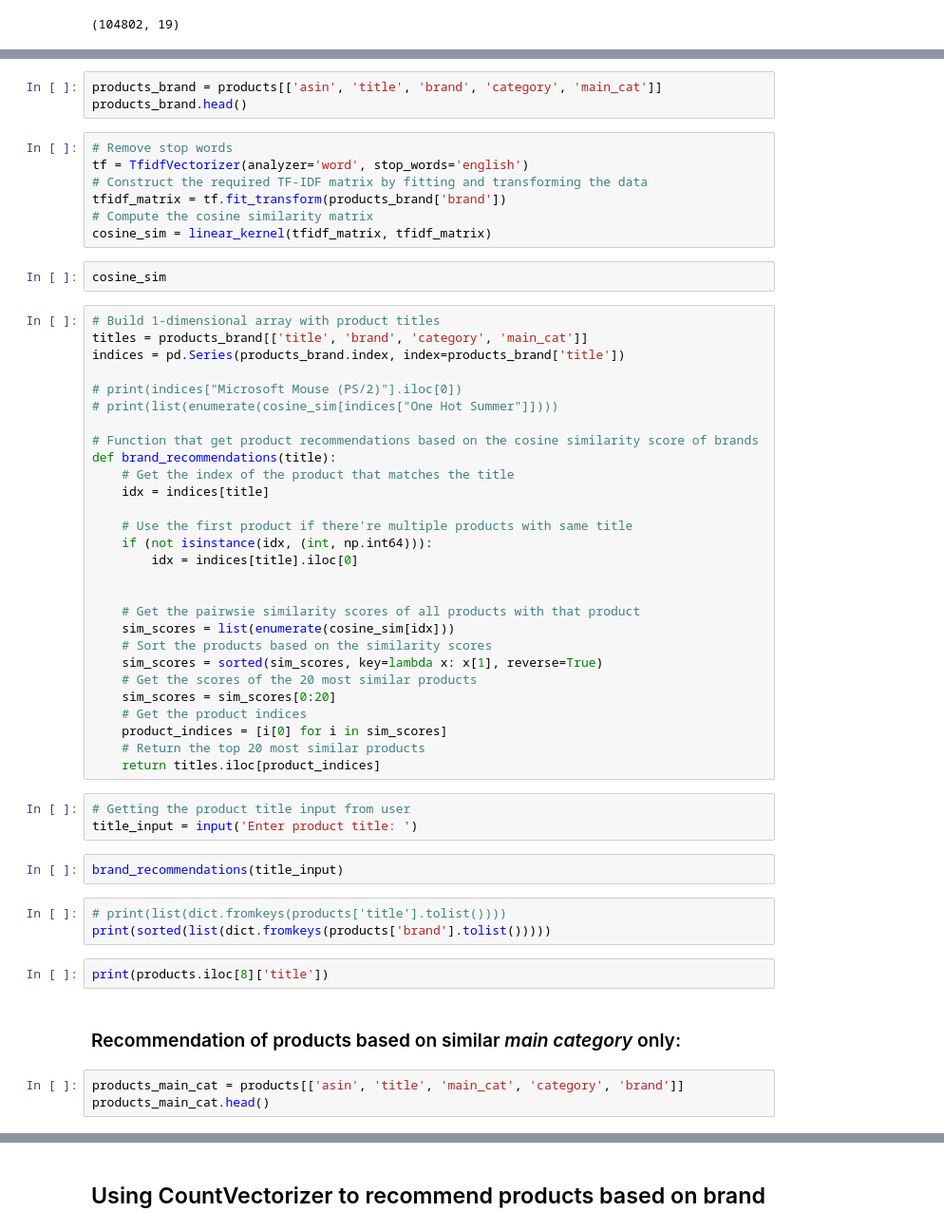
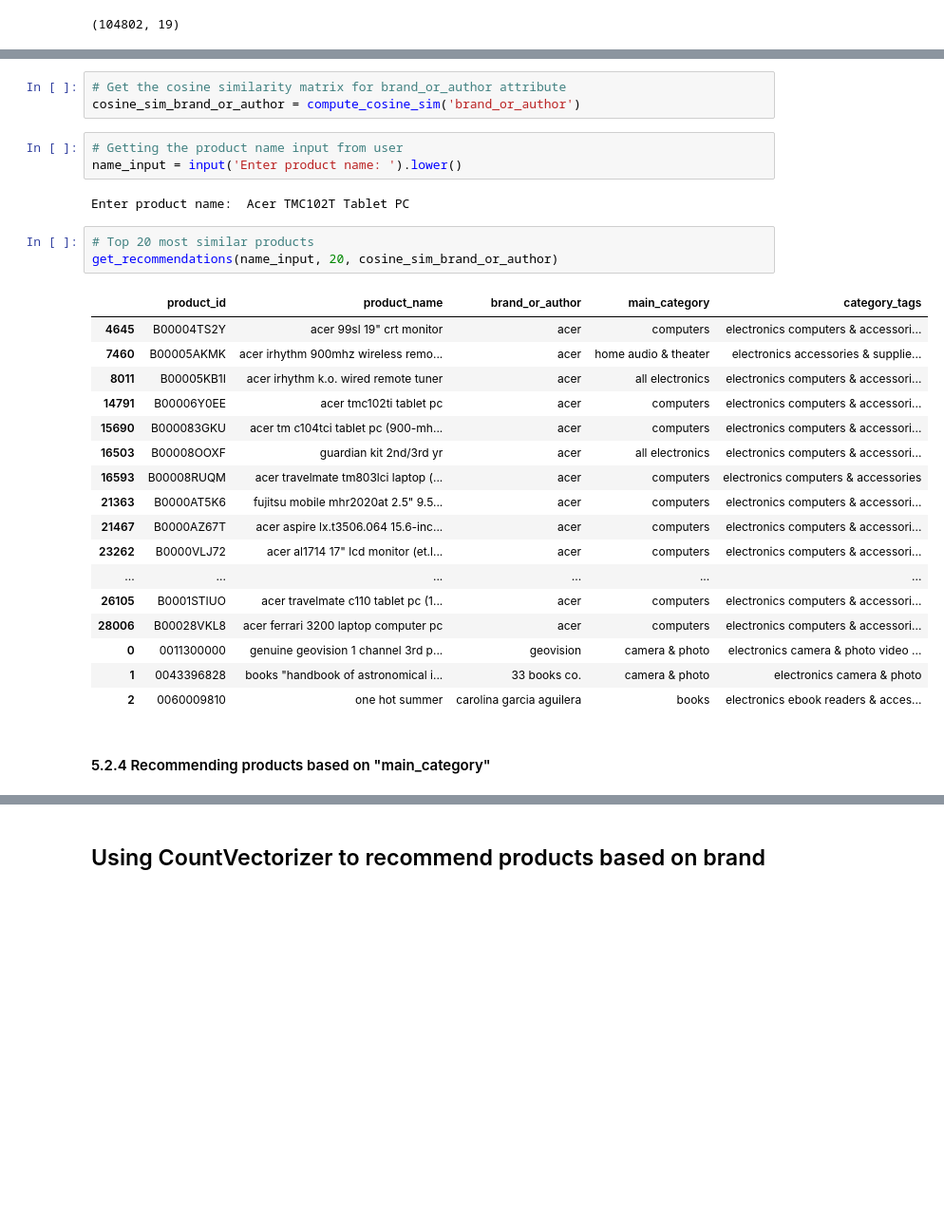
Before and after one commit to boonsuen/product-recommender-system, a Jupyter notebook: Oh Boon Suen/Content-Based Filtering Recommender System - Oh Boon Suen.ipynb, the cells around one changed output, grey strips where cells are left out. Shown: that part at 95% size. Cells and saved outputs as stored; diff of their text form; blank space fills up the shorter version.

```diff
--- a/Oh Boon Suen/Content-Based Filtering Recommender System - Oh Boon Suen.ipynb
+++ b/Oh Boon Suen/Content-Based Filtering Recommender System - Oh Boon Suen.ipynb
@@ -172,55 +352,31 @@ plt.show()
-# %%
-products_brand = products[['asin', 'title', 'brand', 'category', 'main_cat']]
-products_brand.head()
 # %%
-# Remove stop words
-tf = TfidfVectorizer(analyzer='word', stop_words='english')
-# Construct the required TF-IDF matrix by fitting and transforming the data
-tfidf_matrix = tf.fit_transform(products_brand['brand'])
-# Compute the cosine similarity matrix
-cosine_sim = linear_kernel(tfidf_matrix, tfidf_matrix)
+# Get the cosine similarity matrix for brand_or_author attribute
+cosine_sim_brand_or_author = compute_cosine_sim('brand_or_author')
-# %%
-cosine_sim
-# %%
-# Build 1-dimensional array with product titles
-titles = products_brand[['title', 'brand', 'category', 'main_cat']]
-indices = pd.Series(products_brand.index, index=products_brand['title'])
-
-# print(indices["Microsoft Mouse (PS/2)"].iloc[0])
-# print(list(enumerate(cosine_sim[indices["One Hot Summer"]])))
-
-# Function that get product recommendations based on the cosine similarity score of brands
-def brand_recommendations(title):
-    # Get the index of the product that matches the title
-    idx = indices[title]
-
-    # Use the first product if there're multiple products with same title
-    if (not isinstance(idx, (int, np.int64))):
-        idx = indices[title].iloc[0]
-
-
-    # Get the pairwsie similarity scores of all products with that product
-    sim_scores = list(enumerate(cosine_sim[idx]))
-    # Sort the products based on the similarity scores
-    sim_scores = sorted(sim_scores, key=lambda x: x[1], reverse=True)
-    # Get the scores of the 20 most similar products
-    sim_scores = sim_scores[0:20]
-    # Get the product indices
-    product_indices = [i[0] for i in sim_scores]
-    # Return the top 20 most similar products
-    return titles.iloc[product_indices]
 # %%
-# Getting the product title input from user
-title_input = input('Enter product title: ')
+# Getting the product name input from user
+name_input = input('Enter product name: ').lower()
+# %% [output]
+Enter product name:  Acer TMC102T Tablet PC
 # %%
-brand_recommendations(title_input)
+# Top 20 most similar products
+get_recommendations(name_input, 20, cosine_sim_brand_or_author)
+# %% [output]
+|  | product_id | product_name | brand_or_author | main_category | category_tags |
+| 4645 | B00004TS2Y | acer 99sl 19" crt monitor | acer | computers | electronics computers & accessori... |
+| 7460 | B00005AKMK | acer irhythm 900mhz wireless remo... | acer | home audio & theater | electronics accessories & supplie... |
+| 8011 | B00005KB1I | acer irhythm k.o. wired remote tuner | acer | all electronics | electronics computers & accessori... |
+| 14791 | B00006Y0EE | acer tmc102ti tablet pc | acer | computers | electronics computers & accessori... |
+| 15690 | B000083GKU | acer tm c104tci tablet pc (900-mh... | acer | computers | electronics computers & accessori... |
+| 16503 | B00008OOXF | guardian kit 2nd/3rd yr | acer | all electronics | electronics computers & accessori... |
+| 16593 | B00008RUQM | acer travelmate tm803lci laptop (... | acer | computers | electronics computers & accessories |
+| 21363 | B0000AT5K6 | fujitsu mobile mhr2020at 2.5" 9.5... | acer | computers | electronics computers & accessori... |
+| 21467 | B0000AZ67T | acer aspire lx.t3506.064 15.6-inc... | acer | computers | electronics computers & accessori... |
+| 23262 | B0000VLJ72 | acer al1714 17" lcd monitor (et.l... | acer | computers | electronics computers & accessori... |
+| ... | ... | ... | ... | ... | ... |
+| 26105 | B0001STIUO | acer travelmate c110 tablet pc (1... | acer | computers | electronics computers & accessori... |
+| 28006 | B00028VKL8 | acer ferrari 3200 laptop computer pc | acer | computers | electronics computers & accessori... |
+| 0 | 0011300000 | genuine geovision 1 channel 3rd p... | geovision | camera & photo | electronics camera & photo video ... |
+| 1 | 0043396828 | books "handbook of astronomical i... | 33 books co. | camera & photo | electronics camera & photo |
+| 2 | 0060009810 | one hot summer | carolina garcia aguilera | books | electronics ebook readers & acces... |
-# %%
-# print(list(dict.fromkeys(products['title'].tolist())))
-print(sorted(list(dict.fromkeys(products['brand'].tolist()))))
-# %%
-print(products.iloc[8]['title'])
 # %% [markdown]
-### Recommendation of products based on similar *main category* only:
+#### 5.2.4 Recommending products based on "main_category"
-# %%
-products_main_cat = products[['asin', 'title', 'main_cat', 'category', 'brand']]
-products_main_cat.head()
```
Also changed, not shown: parts of 71 cells of this notebook.
